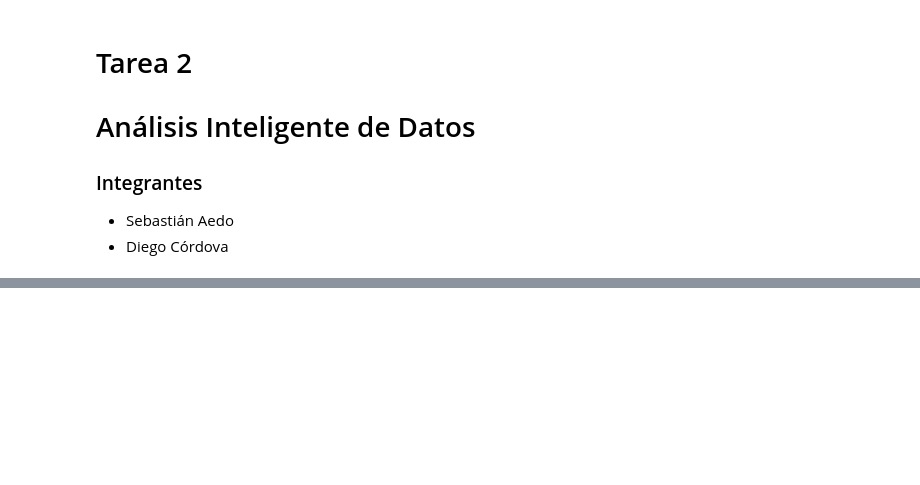
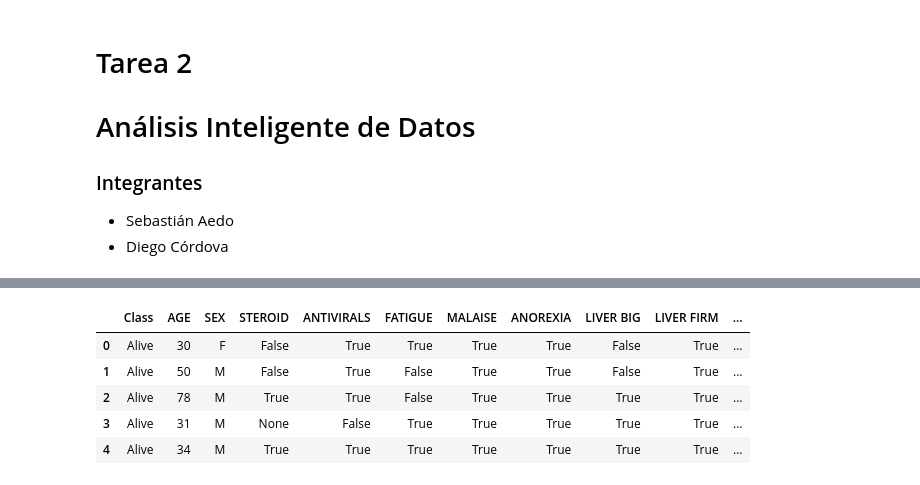
Before and after one commit to etra0/AID, a Jupyter notebook: tarea-2/Tarea 2 .ipynb, the cells around one changed output, grey strips where cells are left out. Saved outputs shown, nothing was run; the diff lists cells and outputs as text; code cells hidden in the pictures; blank space fills up the shorter version.

```diff
--- a/tarea-2/Tarea 2 .ipynb
+++ b/tarea-2/Tarea 2 .ipynb
@@ -39,0 +109,9 @@ hepatitis = read_csv('data/hepatitis.data', sep=',', names=vector, header=None)
+# %%
+hepatitis.head()
+# %% [output]
+|  | Class | AGE | SEX | STEROID | ANTIVIRALS | FATIGUE | MALAISE | ANOREXIA | LIVER BIG | LIVER FIRM | ... |
+| 0 | Alive | 30 | F | False | True | True | True | True | False | True | ... |
+| 1 | Alive | 50 | M | False | True | False | True | True | False | True | ... |
+| 2 | Alive | 78 | M | True | True | False | True | True | True | True | ... |
+| 3 | Alive | 31 | M | None | False | True | True | True | True | True | ... |
+| 4 | Alive | 34 | M | True | True | True | True | True | True | True | ... |
```
Also changed, not shown: parts of 17 cells of this notebook.
